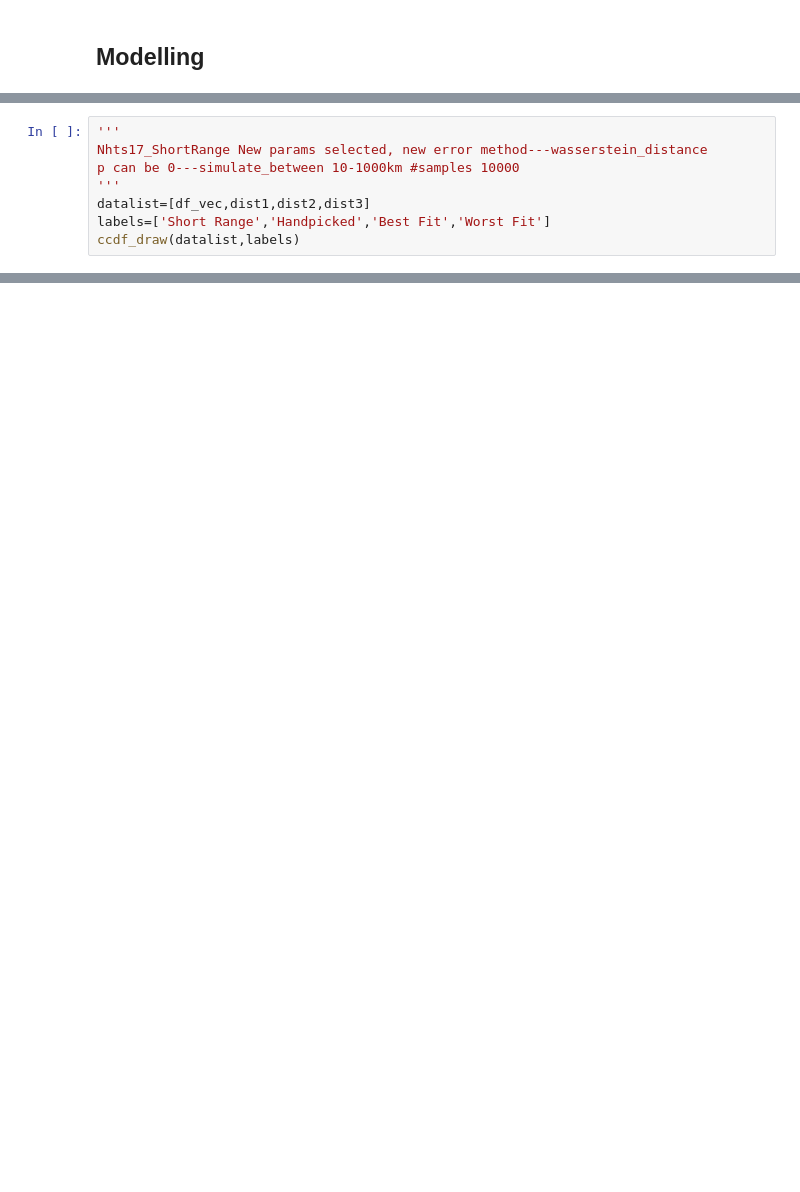
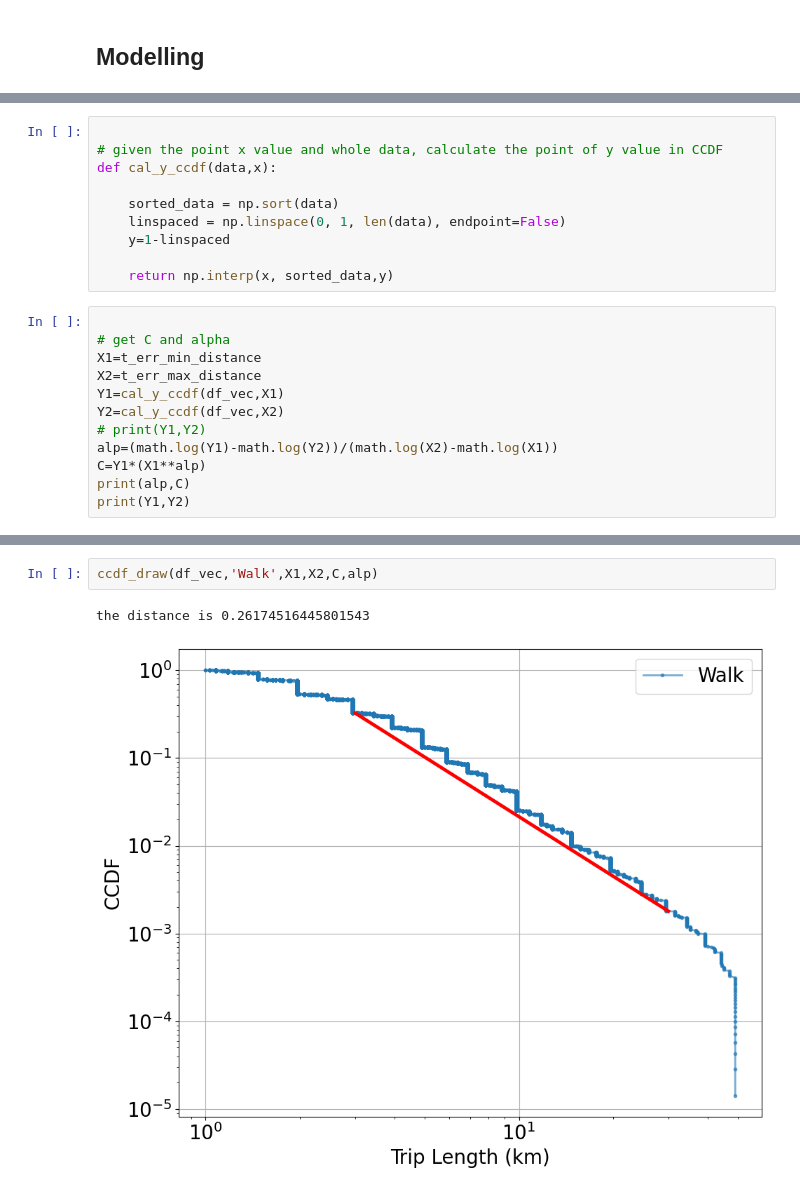
Before and after one commit to HuiranLiu/Long-distance-travel-human-mobility, a Jupyter notebook: Mobility_Levy.ipynb, the cells around one changed output, grey strips where cells are left out. Saved outputs shown, nothing was run; the diff lists cells and outputs as text; blank space fills up the shorter version.

```diff
--- a/Mobility_Levy.ipynb
+++ b/Mobility_Levy.ipynb
@@ -640,8 +220,0 @@ ccdf_draw(datalist,labels)
-# %%
-'''
-Nhts17_ShortRange New params selected, new error method---wasserstein_distance
-p can be 0---simulate_between 10-1000km #samples 10000
-'''
-datalist=[df_vec,dist1,dist2,dist3]
-labels=['Short Range','Handpicked','Best Fit','Worst Fit']
-ccdf_draw(datalist,labels)
@@ -735,0 +651,22 @@ df_7days_incidences.to_csv('data/7-days incidences-coordinate.csv')
+# %%
+
+# given the point x value and whole data, calculate the point of y value in CCDF
+def cal_y_ccdf(data,x):
+
+    sorted_data = np.sort(data)
+    linspaced = np.linspace(0, 1, len(data), endpoint=False)
+    y=1-linspaced
+
+    return np.interp(x, sorted_data,y)
+# %%
+
+# get C and alpha
+X1=t_err_min_distance
+X2=t_err_max_distance
+Y1=cal_y_ccdf(df_vec,X1)
+Y2=cal_y_ccdf(df_vec,X2)
+# print(Y1,Y2)
+alp=(math.log(Y1)-math.log(Y2))/(math.log(X2)-math.log(X1))
+C=Y1*(X1**alp)
+print(alp,C)
+print(Y1,Y2)
@@ -735,0 +720,5 @@ df_7days_incidences.to_csv('data/7-days incidences-coordinate.csv')
+# %%
+ccdf_draw(df_vec,'Walk',X1,X2,C,alp)
+# %% [output]
+the distance is 0.26174516445801543
+[figure, added]
```
Also changed, not shown: parts of 93 cells of this notebook, 9 other files.
